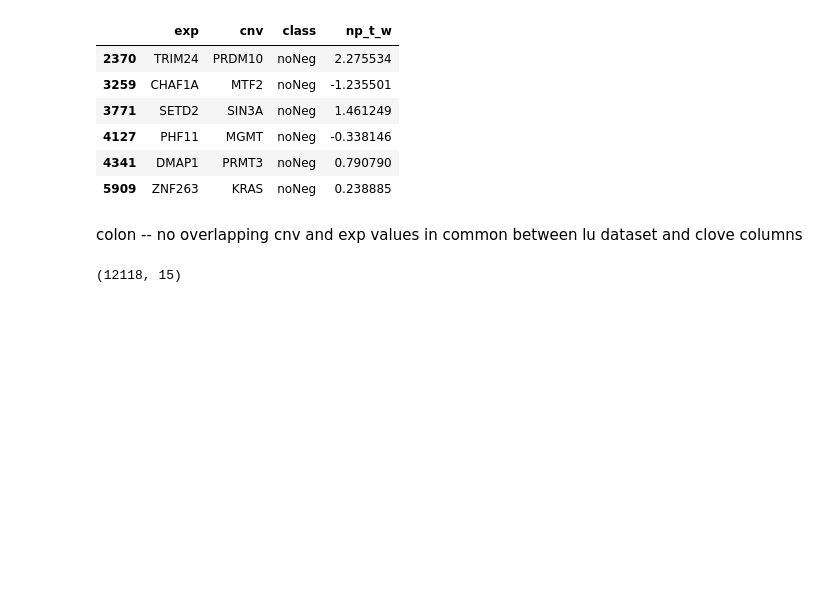
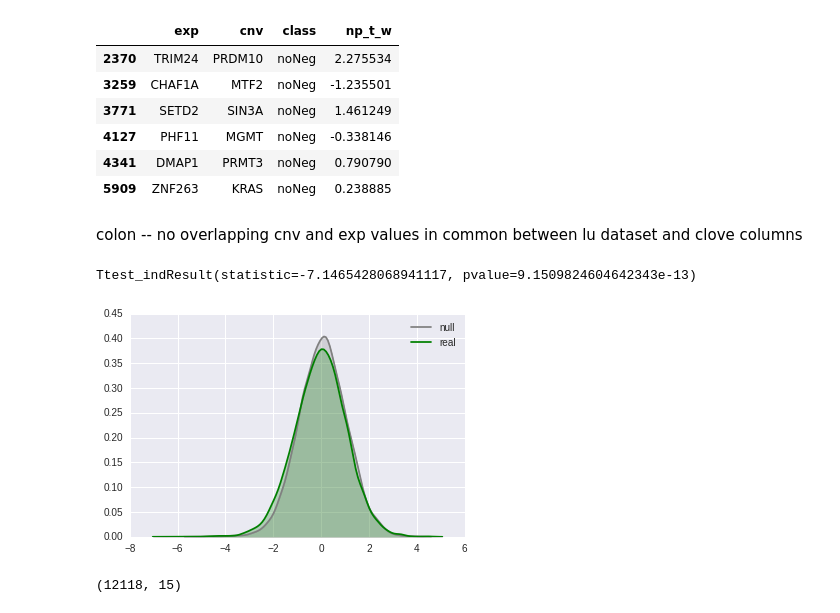
Before and after one commit to thjmattth/clove, a Jupyter notebook: ccle_results.ipynb, the cells around one changed output. Cells and saved outputs as stored; diff of their text form; code cells hidden in the pictures; blank space fills up the shorter version.

Commit message:
colo real v null not very different

```diff
--- a/ccle_results.ipynb
+++ b/ccle_results.ipynb
@@ -2939,6 +2939,22 @@ cnv = pd.read_csv('data/large_intestine_CCLE_DEL_calls.csv.gz', index_col=0, com
 colo = randomPairContextStat(100000, exp, cnv, nan_style='propagate')
 # %%
 colo_null = randomPairContextStat(100000, exp, cnv, nan_style='propagate', permute=True)
+# %%
+# colo.to_csv('large_intestine_ttest_real_samp.tab.gz', sep='\t', compression='gzip')
+# colo_null.to_csv('large_intestine_ttest_null_samp.tab.gz', sep='\t', compression='gzip')
+
+colo = pd.read_csv('large_intestine_ttest_real_samp.tab.gz', sep='\t', compression='gzip', index_col=0)
+colo_null = pd.read_csv('large_intestine_ttest_null_samp.tab.gz', sep='\t', compression='gzip', index_col=0)
+# %%
+%matplotlib inline
+sns.kdeplot(colo_null['np_t_w_null'], color='gray', shade=True, label='null')
+sns.kdeplot(colo_null['np_t_w'], color='green', shade=True, label='real')
+# plt.xlim(-6.5, 6.5)
+# plt.ylim(0.00, 0.50)
+print(stats.ttest_ind(colo_null['np_t_w'], colo_null['np_t_w_null']))
+# %% [output]
+Ttest_indResult(statistic=-7.1465428068941117, pvalue=9.1509824604642343e-13)
+[figure, added]
 # %%
 colo_null.shape
 # %% [output]
```
Also changed, not shown: 2 other files.
